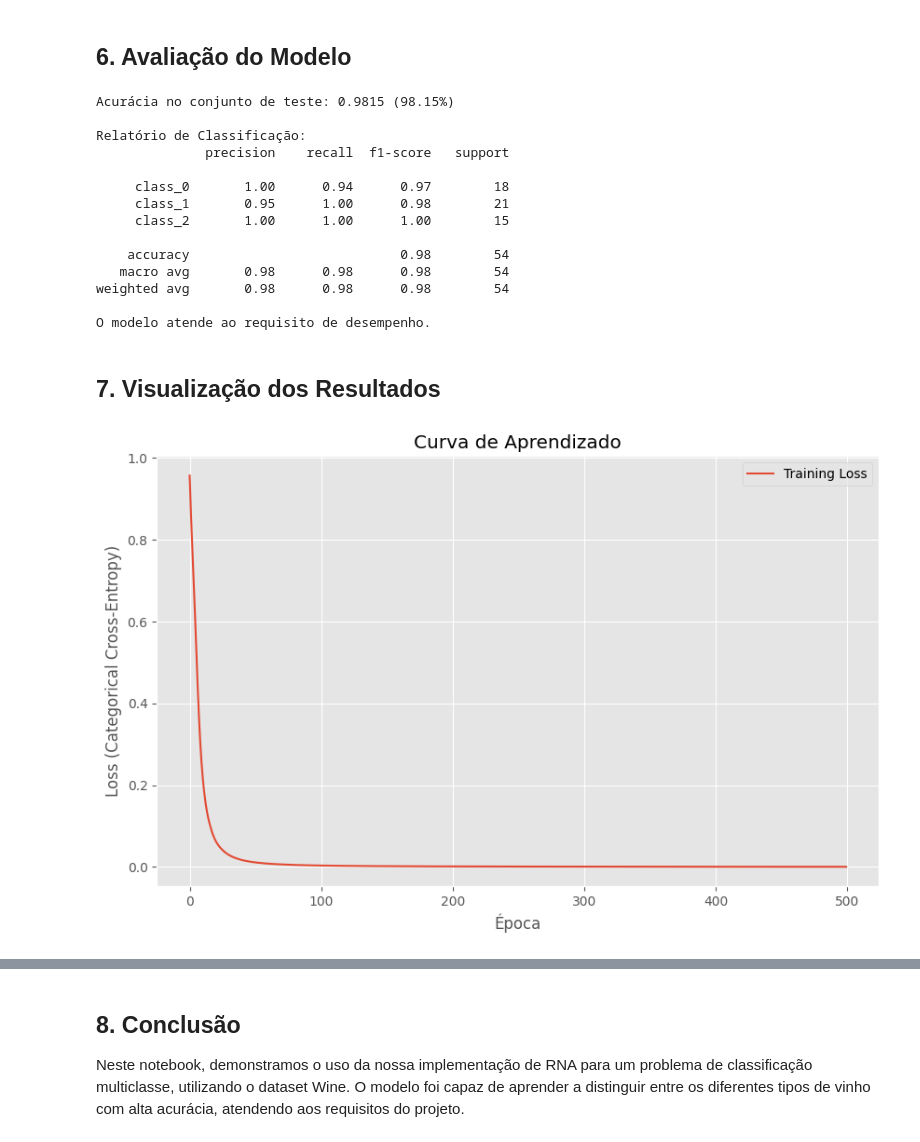
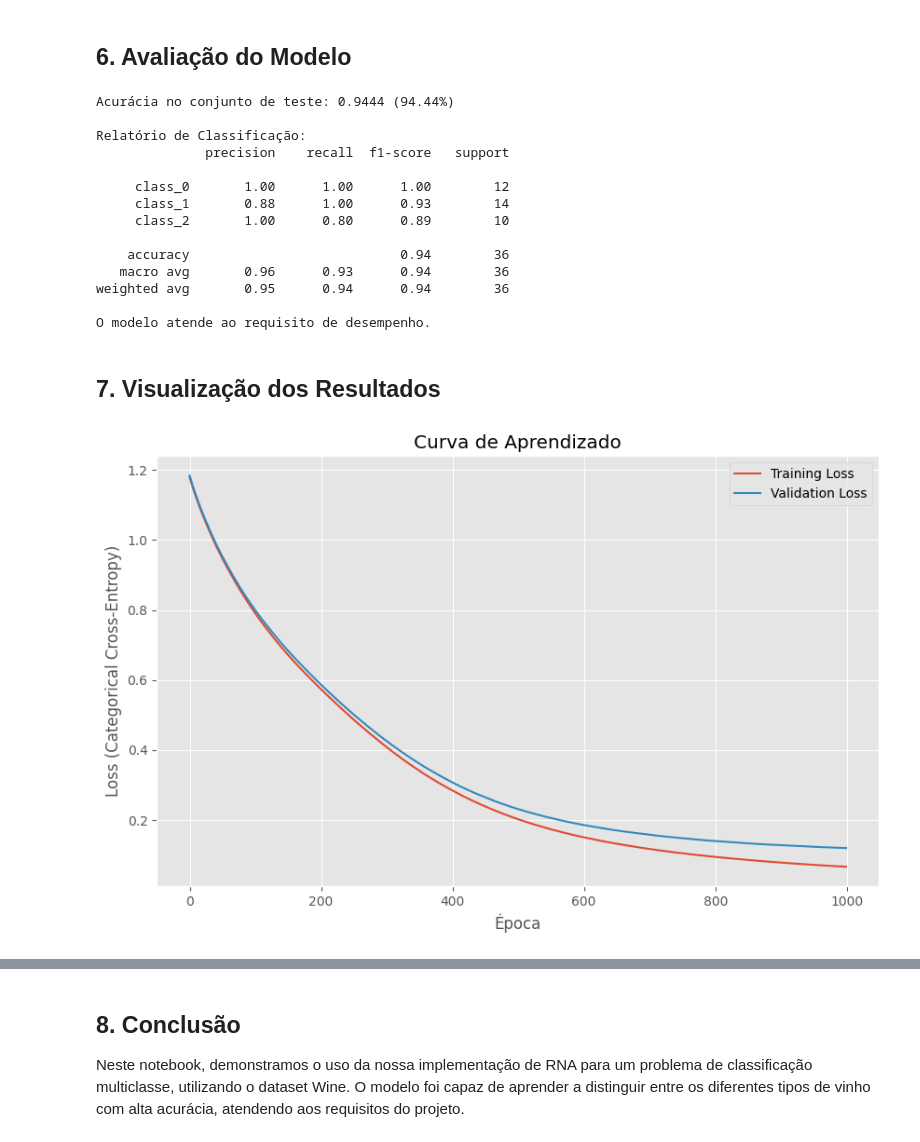
Before and after one commit to pedromandelli/RNA-Implementation, a Jupyter notebook: notebooks/classificacao_multiclasse/classificacao_multiclasse_exemplo.ipynb, the cells around one changed output, grey strips where cells are left out. Cells and saved outputs as stored; diff of their text form; code cells hidden in the pictures.

Commit message:
Atualização da divisão dos conjuntos treinamento, validacao e teste

```diff
--- a/notebooks/classificacao_multiclasse/classificacao_multiclasse_exemplo.ipynb
+++ b/notebooks/classificacao_multiclasse/classificacao_multiclasse_exemplo.ipynb
@@ -71,0 +69,20 @@ X_train, X_test, y_train, y_test = train_test_split(X_scaled, y_onehot, test_siz
+# %%
+# Dividir os dados em treino (60%), validação (20%) e teste (20%) - seguindo a orientação do professor
+
+# Primeiro, separar 20% dos dados para teste
+X_temp, X_test, y_temp, y_test = train_test_split(
+    X_scaled, y_onehot, test_size=0.20, random_state=42, stratify=y)
+
+# Depois, separar 25% dos dados restantes para validação (25% de 80% = 20% do total)
+X_train, X_val, y_train, y_val = train_test_split(
+    X_temp, y_temp, test_size=0.25, random_state=42, stratify=np.argmax(y_temp, axis=1))
+
+# Tamanhos
+print(f"Tamanho treino: {X_train.shape[0]} ({X_train.shape[0]/X.shape[0]*100:.2f}%)")
+print(f"Tamanho validação: {X_val.shape[0]} ({X_val.shape[0]/X.shape[0]*100:.2f}%)")
+print(f"Tamanho teste: {X_test.shape[0]} ({X_test.shape[0]/X.shape[0]*100:.2f}%)")
+
+# Distribuição de classes
+print(f"Distribuição das classes em treinamento:\n{pd.Series(np.argmax(y_train, axis=1)).value_counts()}")
+print(f"Distribuição das classes em validação:\n{pd.Series(np.argmax(y_val, axis=1)).value_counts()}")
+print(f"Distribuição das classes em teste:\n{pd.Series(np.argmax(y_test, axis=1)).value_counts()}")
@@ -75,10 +111,9 @@ X_train, X_test, y_train, y_test = train_test_split(X_scaled, y_onehot, test_siz
 n_features = X_train.shape[1]
 n_classes = y_train.shape[1]
 
-# Criar o modelo com a arquitetura adequada para o problema
 model = NeuralNetwork(
-    layer_sizes=[n_features, 10, 10, n_classes], # A saída deve ter o número de classes
-    activation_functions=['relu', 'relu', 'softmax'] # Usar softmax na saída
+    layer_sizes=[n_features, 10, 10, n_classes], # saída com o número de classes
+    activation_functions=['r'elu', 'relu', 'softmax'] # softmax na saída
 )
 
 print("Arquitetura do modelo:")
@@ -87,14 +122,14 @@ print(model)
 Arquitetura do modelo:
 NeuralNetwork(layers=[13, 10, 10, 3], activation=['relu', 'relu', 'softmax'])
 # %%
-# Treinar o modelo
 history = model.fit(
     X_train, y_train,
-    epochs=500,
+    epochs=1000,
     batch_size=16,
-    learning_rate=0.05,
-    loss_function='categorical_crossentropy', # Usar a perda correta
+    learning_rate=0.001,
+    loss_function='categorical_crossentropy',
     optimizer='momentum',
-    verbose=True
+    verbose=True,
+    validation_data=(X_val, y_val)
 )
 # %% [output]
@@ -124,18 +164,18 @@ print(classification_report(y_test_classes, y_pred_classes, target_names=wine.ta
 # Verificar se atende ao requisito do enunciado (erro < 50% -> acurácia > 50%)
 print(f"O modelo {'atende' if accuracy > 0.5 else 'não atende'} ao requisito de desempenho.")
 # %% [output]
-Acurácia no conjunto de teste: 0.9815 (98.15%)
+Acurácia no conjunto de teste: 0.9444 (94.44%)
 
 Relatório de Classificação:
               precision    recall  f1-score   support
 
-     class_0       1.00      0.94      0.97        18
-     class_1       0.95      1.00      0.98        21
-     class_2       1.00      1.00      1.00        15
+     class_0       1.00      1.00      1.00        12
+     class_1       0.88      1.00      0.93        14
+     class_2       1.00      0.80      0.89        10
 
-    accuracy                           0.98        54
-   macro avg       0.98      0.98      0.98        54
-weighted avg       0.98      0.98      0.98        54
+    accuracy                           0.94        36
+   macro avg       0.96      0.93      0.94        36
+weighted avg       0.95      0.94      0.94        36
 
 O modelo atende ao requisito de desempenho.
 # %% [markdown]
@@ -143,14 +183,16 @@ O modelo atende ao requisito de desempenho.
 # %%
 # Visualizar a curva de aprendizado
 plt.figure(figsize=(10, 6))
 plt.plot(history['loss'], label='Training Loss')
+if 'val_loss' in history:
+    plt.plot(history['val_loss'], label='Validation Loss')
 plt.title('Curva de Aprendizado')
 plt.xlabel('Época')
 plt.ylabel('Loss (Categorical Cross-Entropy)')
 plt.legend()
 plt.show()
 # %% [output]
-[figure, old version]
+[figure, new version]
 # %%
 # Visualizar a Matriz de Confusão
 cm = confusion_matrix(y_test_classes, y_pred_classes)
```
Also changed, not shown: parts of 4 cells of this notebook, 2 other files.
